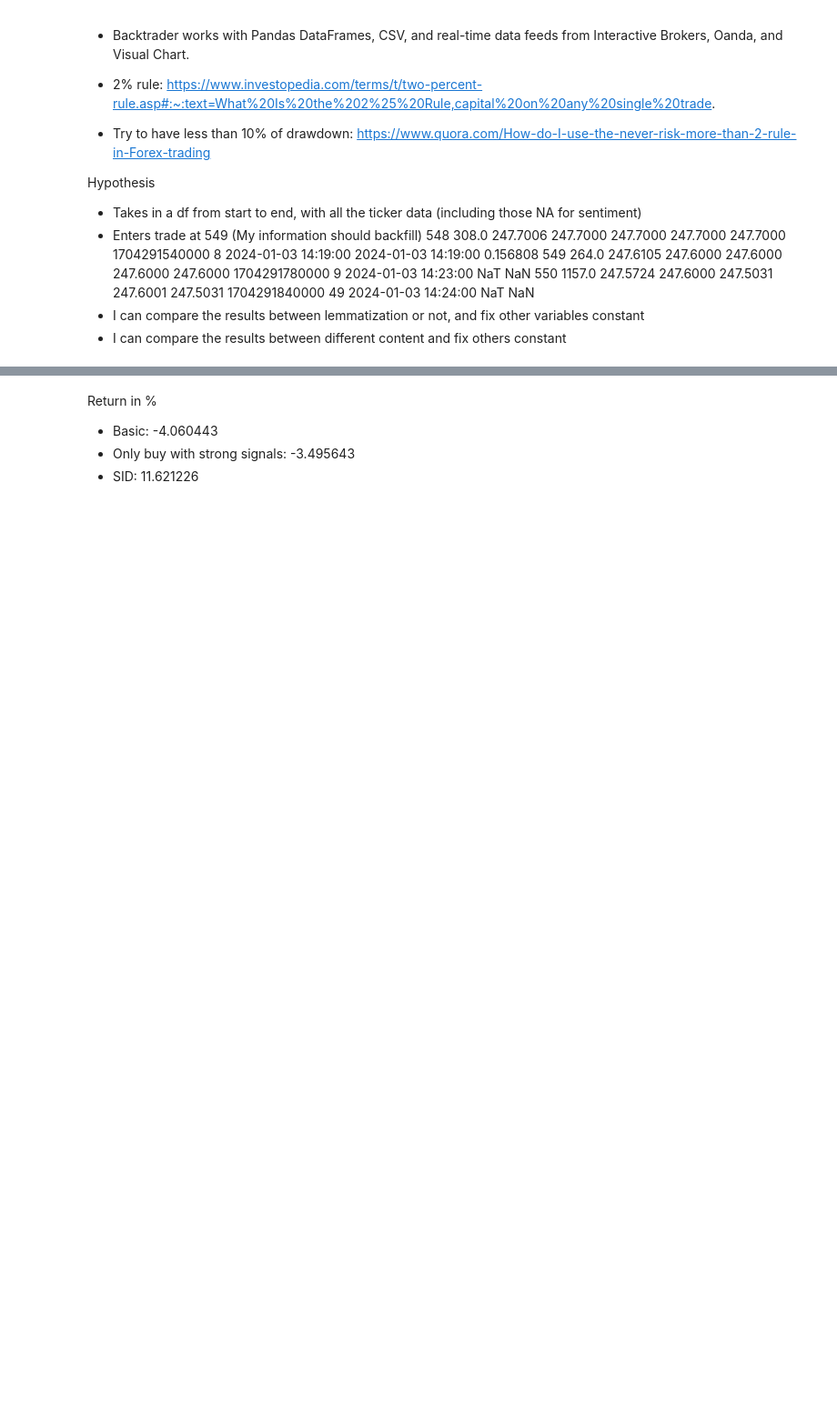
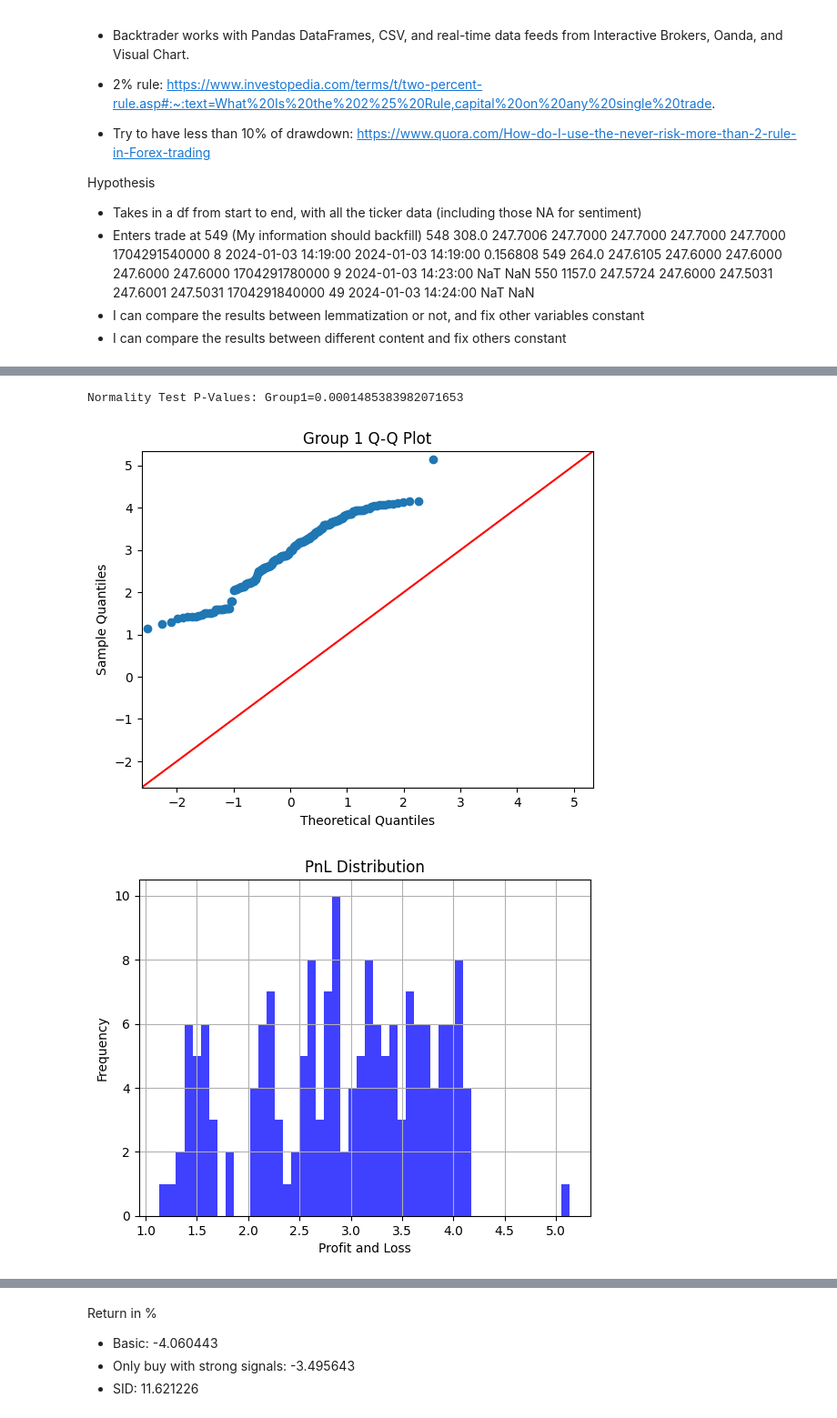
Before and after one commit to yiqwan/stock-forecast-with-sentiment, a Jupyter notebook: notebooks/trading.ipynb, the cells around one changed output, grey strips where cells are left out. Shown at 91% size. Cells and saved outputs as stored; diff of their text form; code cells hidden in the pictures; blank space fills up the shorter version.

```diff
--- a/notebooks/trading.ipynb
+++ b/notebooks/trading.ipynb
@@ -409,16 +451,19 @@ class SimpleStmStrat(Strategy):
     """
     Use a proportional amount of cash to trade with the sentiment score indicator.
     """
-    # Initialising here does not work
+
     def init(self):
         super().init()
         # Initialize additional indicators here if needed
         # self.trade_size = 40 # This times the next open price cannot exceed equity
         self.sl_pct = 0.01
         self.tp_pct = 0.02
-        self.risk_per_trade = 0.5 # Maximum 2% of the portfolio on one trade
-        # ['cln_hdl_pol_bert_score', 'cln_smr_pol_bert_score', 'cln_news_pol_bert_score', 'cln_hdl_lemma_pol_bert_score', 'cln_smr_lemma_pol_bert_score', 'cln_news_lemma_pol_bert_score', 'cln_hdl_pol_finbert_score', 'cln_smr_pol_finbert_score', 'cln_news_pol_finbert_score', 'cln_hdl_lemma_pol_finbert_score', 'cln_smr_lemma_pol_finbert_score', 'cln_news_lemma_pol_finbert_score']
-        self.col = 'cln_smr_pol_finbert_score'
+        self.risk_per_trade = 0.5 # Maximum of the portfolio on one trade
+        # ['cln_hdl_pol_stc_score', 'cln_smr_pol_stc_score', 'cln_hdl_pol_blob_score', 'cln_smr_pol_blob_score', 'cln_news_pol_blob_score', 'cln_hdl_lemma_pol_blob_score', 'cln_smr_lemma_pol_blob_score', 'cln_news_lemma_pol_blob_score', 'cln_hdl_pol_sid_score', 'cln_smr_pol_sid_score', 'cln_news_pol_sid_score', 'cln_hdl_lemma_pol_sid_score', 'cln_smr_lemma_pol_sid_score', 'cln_news_lemma_pol_sid_score', 'cln_hdl_pol_bert_score', 'cln_smr_pol_bert_score', 'cln_news_pol_bert_score', 'cln_hdl_lemma_pol_bert_score', 'cln_smr_lemma_pol_bert_score', 'cln_news_lemma_pol_bert_score', 'cln_hdl_pol_finbert_score', 'cln_smr_pol_finbert_score', 'cln_news_pol_finbert_score', 'cln_hdl_lemma_pol_finbert_score', 'cln_smr_lemma_pol_finbert_score', 'cln_news_lemma_pol_finbert_score']
+
+        self.col = 'cln_news_lemma_pol_sid_score'
+
+        print(self.col)
     def next(self):
         cur_stm = self.data[self.col][-1]
         # print(self.data['closest_date'][-1])
@@ -438,6 +483,10 @@ class SimpleStmStrat(Strategy):
             pass
             # print("No trade.")
         # print(cur_stm)
+
+merge_path = root_dir.joinpath('data', 'proc', f'BA_merged_{BT_START_STR}_{BT_END_STR}.csv')
+merged2 = pd.read_csv(merge_path, index_col=False)
+
 # Running the backtest
 bt = Backtest(data=merged2,
               strategy=SimpleStmStrat,
@@ -447,7 +496,7 @@ bt = Backtest(data=merged2,
               trade_on_close=False,
               hedging=True
               ) # TODO: Adjust commission
-results = bt.run()
+results, pl = bt.run()
 # TODO:
 # bt.optimize(maximise='SQN',
 #             method='grid',
@@ -457,6 +506,8 @@ results = bt.run()
 #             return_optimization=False # For the method 'skopt
 #             )
 display(results)
+print(type(pl))
+display(pl)
 bt.plot(results=results, plot_return=True) # TODO: Can have filename, plot in html
 
 # These are the main results that we need
@@ -483,0 +549,36 @@ INFO:bokeh.io.state:Session output file 'SimpleStmStrat.html' already exists, wi
+# %%
+import scipy.stats as stats
+import statsmodels.api as sm
+import matplotlib.pyplot as plt
+
+pl2 = np.log(pl)
+q1 = pl2.quantile(0.25)
+q3 = pl2.quantile(0.75)
+iqr =q3 - q1
+
+# Define outliers
+lower_bound = q1 - 1.5 * iqr
+upper_bound = q3 + 1.5 * iqr
+
+filtered_pl = pl2[(pl2 >= lower_bound) & (pl2 <= upper_bound)]
+
+# Normality Test
+_, p_value_normality_group1 = stats.shapiro(filtered_pl)
+
+print(f"Normality Test P-Values: Group1={p_value_normality_group1}")
+
+# Q-Q Plots for Visual Normality Check
+sm.qqplot(filtered_pl, line ='45')
+plt.title('Group 1 Q-Q Plot')
+plt.show()
+
+plt.hist(filtered_pl, bins=50, alpha=0.75, color='blue')
+plt.title('PnL Distribution')
+plt.xlabel('Profit and Loss')
+plt.ylabel('Frequency')
+plt.grid(True)
+plt.show()
+# %% [output]
+Normality Test P-Values: Group1=0.0001485383982071653
+[figure, added]
+[figure, added]
```
Also changed, not shown: parts of 21 cells of this notebook, 2 other files.
